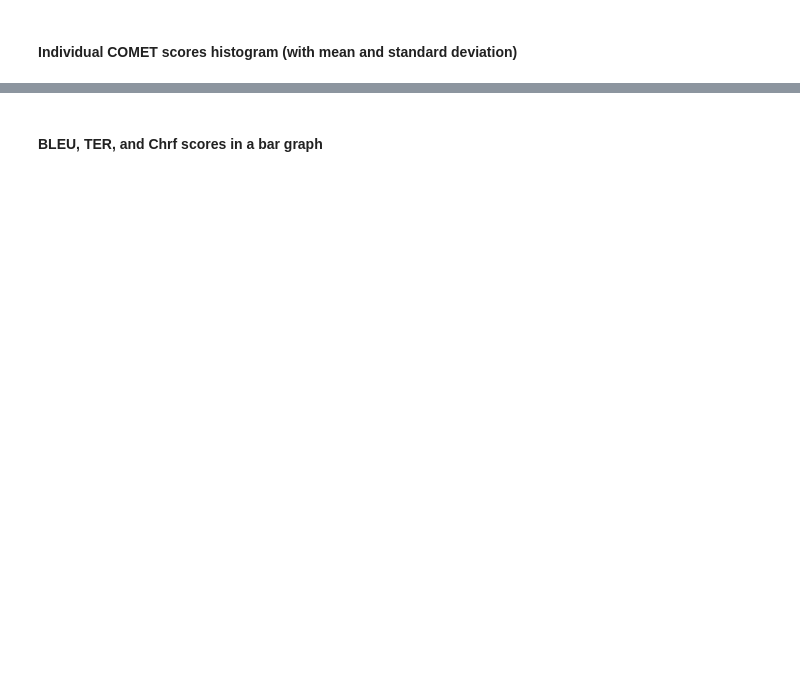
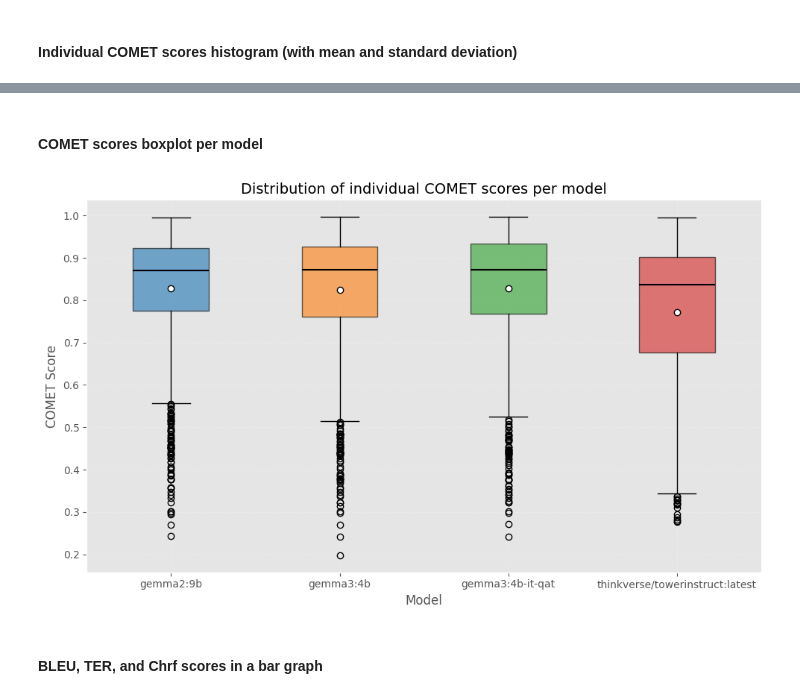
Before and after one commit to jmura84/FOREO_AI_Engineering, a Jupyter notebook: notebooks/llms_evaluation_biggercorpus.ipynb, the cells around one changed output, grey strips where cells are left out. Drawn from its saved outputs; the diff is of its cells as text; code cells hidden in the pictures; blank space fills up the shorter version.

```diff
--- a/notebooks/llms_evaluation_biggercorpus.ipynb
+++ b/notebooks/llms_evaluation_biggercorpus.ipynb
@@ -748,3 +746,42 @@ plt.show()
+# %% [markdown]
+#### COMET scores boxplot per model
+# %%
+# Process each column: evaluate the list in the first cell:
+scores_data = {}
+for col in scores_df.columns:
+    cell = scores_df[col].iloc[0]  # Only one row
+    try:
+        values = ast.literal_eval(cell)  # Evaluate the string as a list
+        scores_data[col] = [float(x) for x in values]
+    except Exception as e:
+        print(f"⚠️ {col} could not be processed: {e}")
+
+
+# Create boxplot:
+plt.figure(figsize=(10, 6))
+box = plt.boxplot(
+    [scores_data[m] for m in scores_data],
+    tick_labels=list(scores_data.keys()),
+    patch_artist=True,
+    showmeans=True,
+    medianprops=dict(color="black", linewidth=1.5),
+    meanprops=dict(marker="o", markerfacecolor="white", markeredgecolor="black", markersize=6),
+)
+
+# Apply colors:
+for patch, color in zip(box["boxes"], colors[:len(scores_data)]):
+    patch.set_facecolor(color)
+    patch.set_alpha(0.6)
+
+# Visual enhancements:
+plt.grid(True, linestyle=":", alpha=0.5)
+plt.ylabel("COMET Score", fontsize=12)
+plt.xlabel("Model", fontsize=12)
+plt.title("Distribution of individual COMET scores per model", fontsize=14)
+plt.tight_layout()
+plt.show()
+# %% [output]
+[figure, added]
 # %% [markdown]
 #### BLEU, TER, and Chrf scores in a bar graph
 # %%
```
Also changed, not shown: parts of 15 cells of this notebook, 12 other files.
